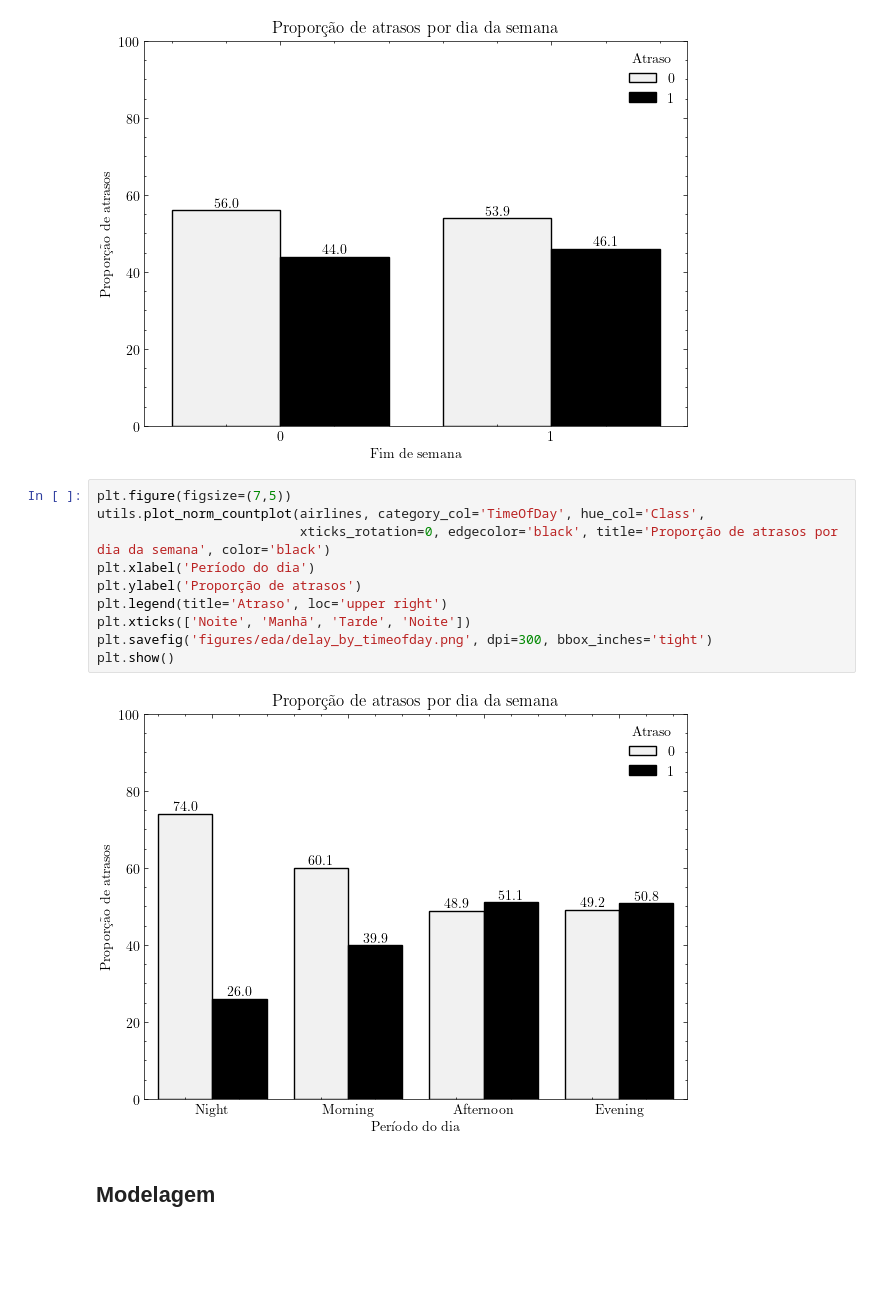
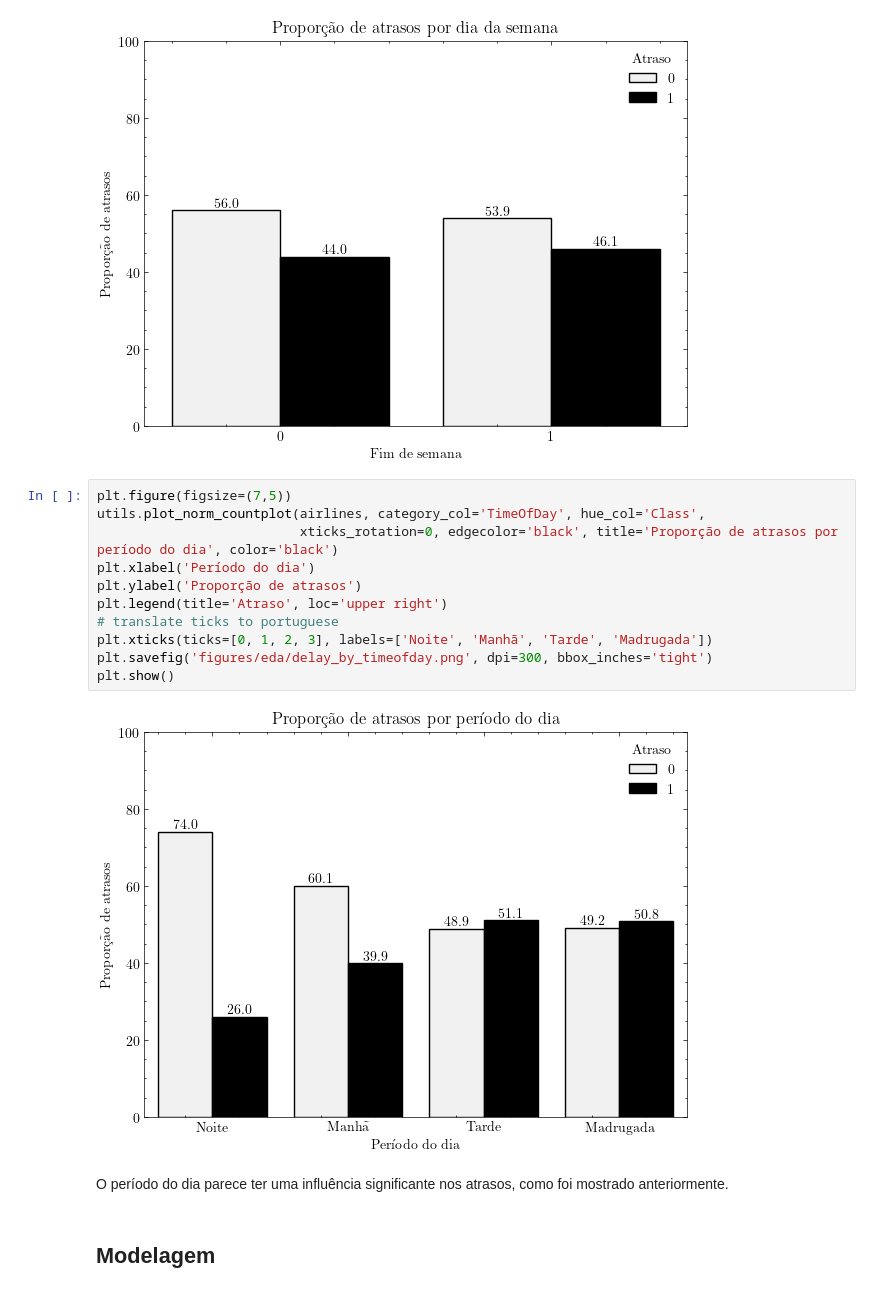
Before and after one commit to matheuscamposmt/airlines-delay, a Jupyter notebook: airlines_delay_notebook.ipynb, the cells around one changed output. Drawn from its saved outputs; the diff is of its cells as text; blank space fills up the shorter version.

```diff
--- a/airlines_delay_notebook.ipynb
+++ b/airlines_delay_notebook.ipynb
@@ -262,14 +262,17 @@ plt.show()
 # %%
 plt.figure(figsize=(7,5))
 utils.plot_norm_countplot(airlines, category_col='TimeOfDay', hue_col='Class',
-                          xticks_rotation=0, edgecolor='black', title='Proporção de atrasos por dia da semana', color='black')
+                          xticks_rotation=0, edgecolor='black', title='Proporção de atrasos por período do dia', color='black')
 plt.xlabel('Período do dia')
 plt.ylabel('Proporção de atrasos')
 plt.legend(title='Atraso', loc='upper right')
-plt.xticks(['Noite', 'Manhã', 'Tarde', 'Noite'])
+# translate ticks to portuguese
+plt.xticks(ticks=[0, 1, 2, 3], labels=['Noite', 'Manhã', 'Tarde', 'Madrugada'])
 plt.savefig('figures/eda/delay_by_timeofday.png', dpi=300, bbox_inches='tight')
 plt.show()
 # %% [output]
-[figure, old version]
+[figure, new version]
+# %% [markdown]
+O período do dia parece ter uma influência significante nos atrasos, como foi mostrado anteriormente.
 # %% [markdown]
 ## Modelagem
```
Also changed, not shown: parts of 13 cells of this notebook.
